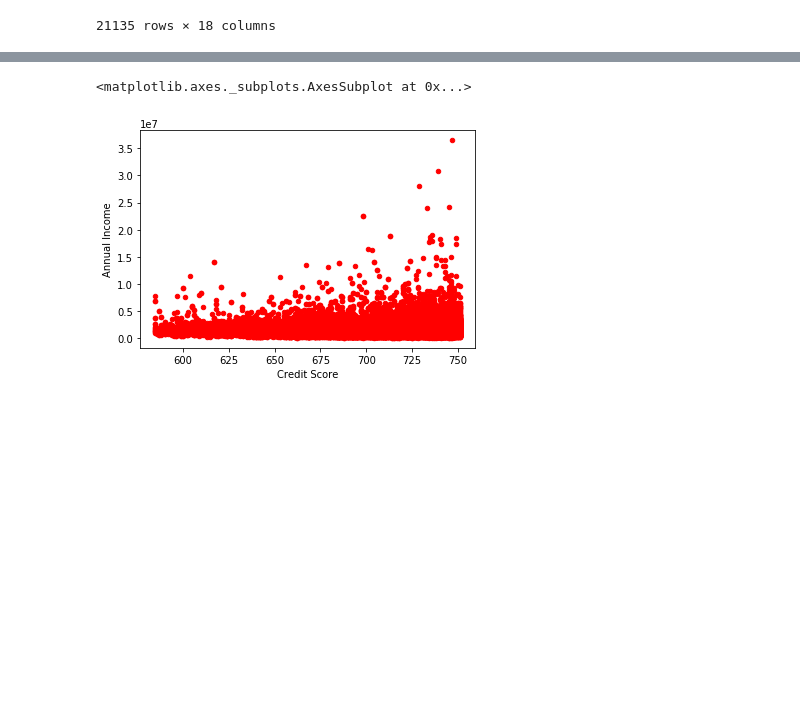
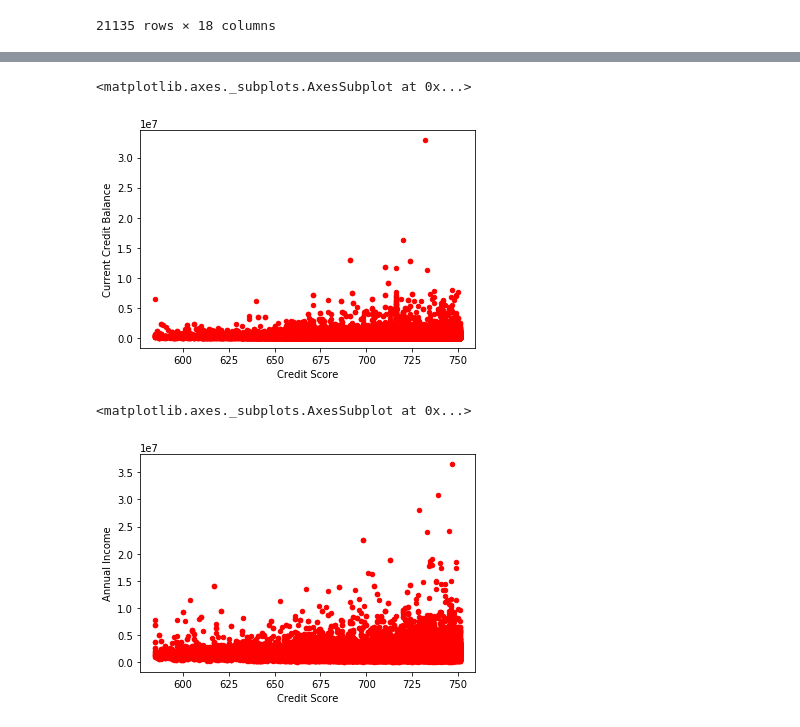
Before and after one commit to m0bi/credit_default_risk, a Jupyter notebook: Feature Engineering.ipynb, the cells around one changed output, grey strips where cells are left out. Drawn from its saved outputs; the diff is of its cells as text; code cells hidden in the pictures; blank space fills up the shorter version.

```diff
--- a/Feature Engineering.ipynb
+++ b/Feature Engineering.ipynb
@@ -294,3 +299,8 @@ total['Annual Income'].fillna(total['Annual Income'].mean(), inplace=True)
+# %%
+total.plot(kind='scatter', x='Credit Score', y='Current Credit Balance', color='Red')
+# %% [output]
+<matplotlib.axes._subplots.AxesSubplot at 0x...>
+[figure, added]
 # %%
 #No one with a credit score below ~700 has an annual income above 250k. We have one outlier with a very large income.
 total.plot(kind='scatter', x='Credit Score', y='Annual Income', color='Red')
```
Also changed, not shown: parts of 12 cells of this notebook.
